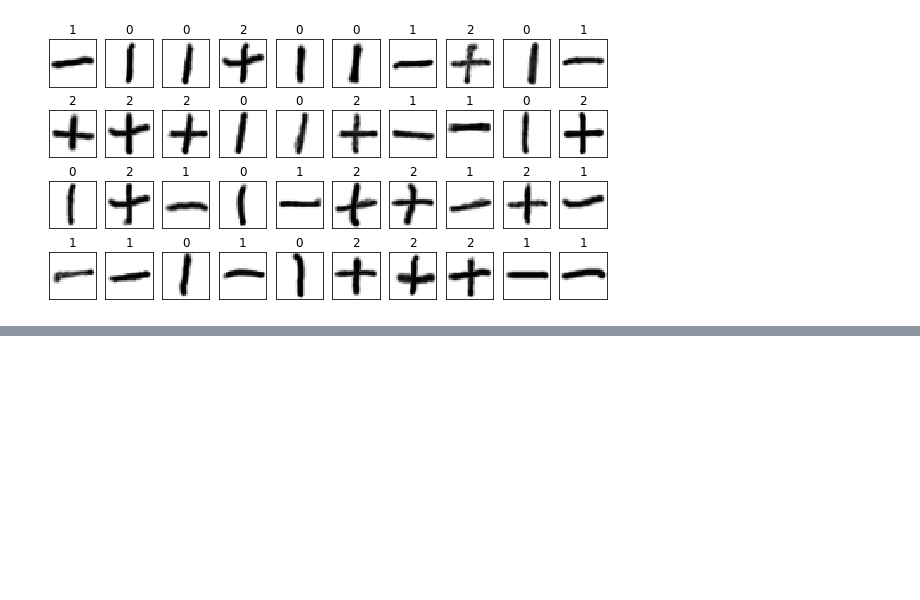
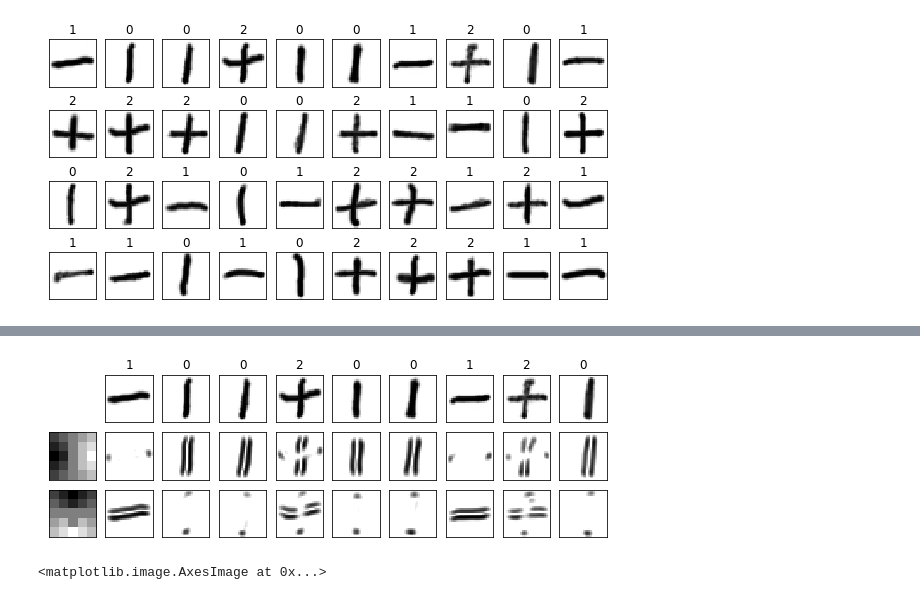
Before and after one commit to IsHYuhi/Introduction_of_DeepLearning, a Jupyter notebook: Chapter4/CNN.ipynb, the cells around one changed output, grey strips where cells are left out. Drawn from its saved outputs; the diff is of its cells as text; code cells hidden in the pictures; blank space fills up the shorter version.

```diff
--- a/Chapter4/CNN.ipynb
+++ b/Chapter4/CNN.ipynb
@@ -55,3 +59,32 @@ sess.run(tf.initialize_all_variables())
 # %%
 filter_vals, conv_vals = sess.run([W_conv, h_conv_cutoff],
                                   feed_dict={x:images[:9]})#imagesから最初の９個分をplaceholderに格納して評価する
+# %%
+fig = plt.figure(figsize=(10,3))
+
+for i in range(2):
+    subplot = fig.add_subplot(3, 10, 10*(i+1)+1)
+    subplot.set_xticks([])
+    subplot.set_yticks([])
+    subplot.imshow(filter_vals[:,:,0,i], cmap=plt.cm.gray_r, interpolation='nearest')
+
+v_max = np.max(conv_vals)
+
+for i in range(9):
+    subplot = fig.add_subplot(3, 10, i+2)
+    subplot.set_xticks([])
+    subplot.set_yticks([])
+    subplot.set_title('%d' % np.argmax(labels[i]))
+    subplot.imshow(images[i].reshape((28,28)), vmin = 0, vmax = 1, cmap=plt.cm.gray_r, interpolation='nearest')
+
+    subplot = fig.add_subplot(3, 10, 10+i+2)
+    subplot.set_xticks([])
+    subplot.set_yticks([])
+    subplot.imshow(conv_vals[i,:,:,0], vmin = 0, vmax=v_max, cmap=plt.cm.gray_r, interpolation='nearest')
+
+    subplot = fig.add_subplot(3, 10, 20+i+2)
+    subplot.set_xticks([])
+    subplot.set_yticks([])
+    subplot.imshow(conv_vals[i,:,:,1], vmin=0, vmax=v_max, cmap=plt.cm.gray_r, interpolation='nearest')
+# %% [output]
+[figure, added]
@@ -57,0 +93,33 @@ filter_vals, conv_vals = sess.run([W_conv, h_conv_cutoff],
+# %%
+
+
+
+
+fig = plt.figure(figsize=(10,3))
+
+for i in range(2):
+    subplot = fig.add_subplot(3, 10, 10*(i+1)+1)
+    subplot.set_xticks([])
+    subplot.set_yticks([])
+    subplot.imshow(filter_vals[:,:,0,i], cmap=plt.cm.gray_r, interpolation='nearest')
+
+v_max = np.max(pool_vals)
+
+for i in range(9):
+    subplot = fig.add_subplot(3, 10, i+2)
+    subplot.set_xticks([])
+    subplot.set_yticks([])
+    subplot.set_title('%d' % np.argmax(labels[i]))
+    subplot.imshow(images[i].reshape((28,28)), vmin = 0, vmax = 1, cmap=plt.cm.gray_r, interpolation='nearest')
+
+    subplot = fig.add_subplot(3, 10, 10+i+2)
+    subplot.set_xticks([])
+    subplot.set_yticks([])
+    subplot.imshow(pool_vals[i,:,:,0], vmin=0, vmax=v_max, cmap=plt.cm.gray_r, interpolation='nearest')
+
+    subplot = fig.add_subplot(3, 10, 20+i+2)
+    subplot.set_xticks([])
+    subplot.set_yticks([])
+    subplot.imshow(conv_vals[i,:,:,1], vmin=0, vmax=v_max, cmap=plt.cm.gray_r, interpolation='nearest')
+# %% [output]
+<matplotlib.image.AxesImage at 0x...>
```
Also changed, not shown: parts of 2 cells of this notebook, 1 other file.
